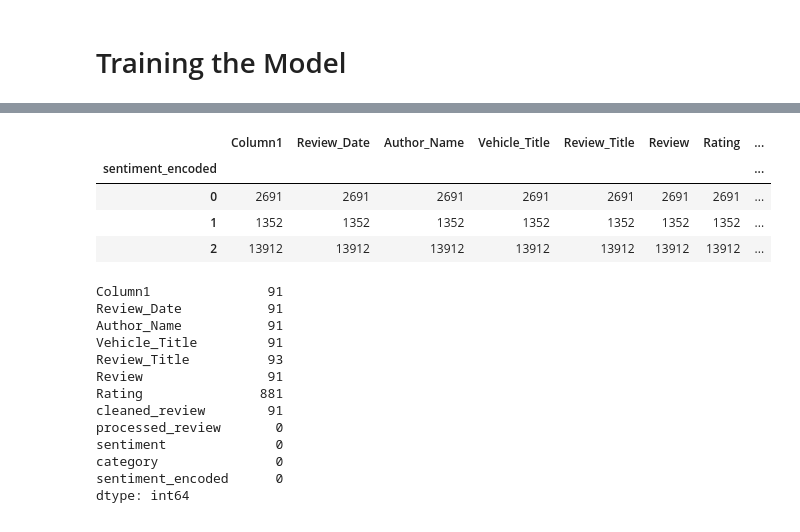
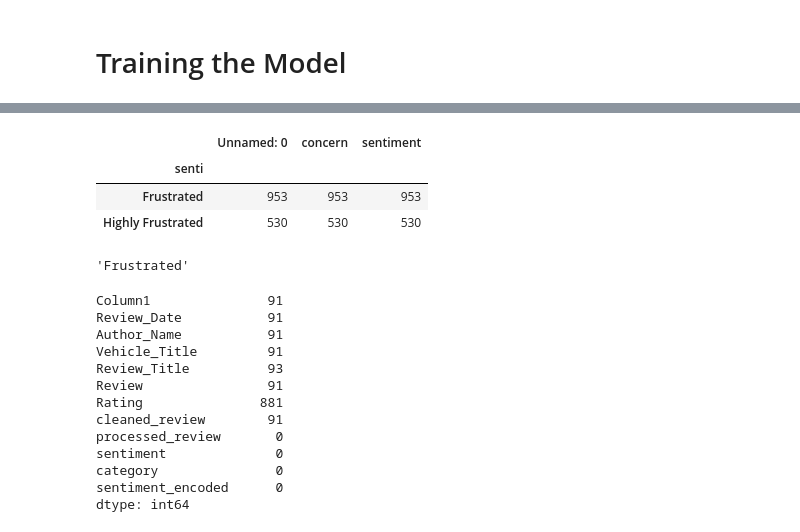
Before and after one commit to kushalk47/Nlp_analysis, a Jupyter notebook: lstm.ipynb, the cells around one changed output, grey strips where cells are left out. Saved outputs shown, nothing was run; the diff lists cells and outputs as text; code cells hidden in the pictures.

```diff
--- a/lstm.ipynb
+++ b/lstm.ipynb
@@ -4,0 +11,2 @@
+# %%
+df5.dropna(inplace=True)
@@ -5,3 +15,6 @@
+# %%
+df=pd.concat([df,df2,df5])
+df
 # %%
 import pandas as pd
 import re
@@ -348,0 +535,20 @@ Run this and **share the top words** so we can refine the classification! 🚀
+# %%
+# Define Keywords for Classification
+service_keywords = ["repair", "maintenance", "delay", "service", "issue", "problem", "technician"]
+parts_keywords = ["engine", "battery", "brake", "wheels", "tyre", "oil", "transmission"]
+
+# Function to Assign Categories
+def categorize_review(text):
+    text = text.lower()  # Convert to lowercase
+    if any(word in text for word in service_keywords):
+        return "Service"
+    elif any(word in text for word in parts_keywords):
+        return "Parts"
+    else:
+        return "Others"
+
+# Apply the Function to Categorize Reviews
+df2['category'] = df2['concern'].apply(categorize_review)
+
+# ✅ Check Category Distribution
+df2['category'].value_counts()
@@ -687,5 +927,5 @@ print(sample_df.sample(50))  # Show random 10 samples
 # %%
-def predict_sentiment(sentence, model, tokenizer, label_encoder, max_length=100):
+def predict_sentiment2(sentence, model, tokenizer, label_encoder, max_length=100):
     # Tokenize and pad the sentence
     sequence = tokenizer.texts_to_sequences([sentence])
     padded_sequence = pad_sequences(sequence, maxlen=max_length, padding='post', truncating='post')
@@ -698,6 +938,16 @@ def predict_sentiment(sentence, model, tokenizer, label_encoder, max_length=100)
     return label_encoder.inverse_transform([predicted_class])[0]
 
 # Example usage
-sentence = ""
-print(f"Predicted Sentiment: {predict_sentiment(sentence, model, tokenizer, label_encoder)}")
+#sentence = "the dealer called me son of a whore, and scolded me and abused me , very abusive, very very abusive"
+#print(f"Predicted Sentiment: {predict_sentiment(sentence, model, tokenizer, label_encoder)}")
+#i want to put below and test it
+#df2 = pd.read_csv('concerns.csv')
+#df2['senti']=df2['concern'].apply(predict_sentiment2)
+#df2
+#df2 = pd.read_csv('concerns.csv')
+
+# Apply predict_sentiment2 with additional arguments
+df2['senti'] = df2['concern'].apply(lambda x: predict_sentiment2(x, model, tokenizer, label_encoder))
+
+df2.head()
 # %% [output]
@@ -706,11 +977,14 @@ Predicted Sentiment: Highly Frustrated
 # %%
-df.groupby('sentiment_encoded').count()
+df2.groupby('senti').count()
 # %% [output]
-|  | Column1 | Review_Date | Author_Name | Vehicle_Title | Review_Title | Review | Rating | ... |
-| sentiment_encoded |  |  |  |  |  |  |  | ... |
-| 0 | 2691 | 2691 | 2691 | 2691 | 2691 | 2691 | 2691 | ... |
-| 1 | 1352 | 1352 | 1352 | 1352 | 1352 | 1352 | 1352 | ... |
-| 2 | 13912 | 13912 | 13912 | 13912 | 13912 | 13912 | 13912 | ... |
+|  | Unnamed: 0 | concern | sentiment |
+| senti |  |  |  |
+| Frustrated | 953 | 953 | 953 |
+| Highly Frustrated | 530 | 530 | 530 |
+# %%
+df2['senti'][1239]
+# %% [output]
+'Frustrated'
 # %%
 df.isnull().sum()
 # %% [output]
```
Also changed, not shown: parts of 41 cells of this notebook, 8 other files.
